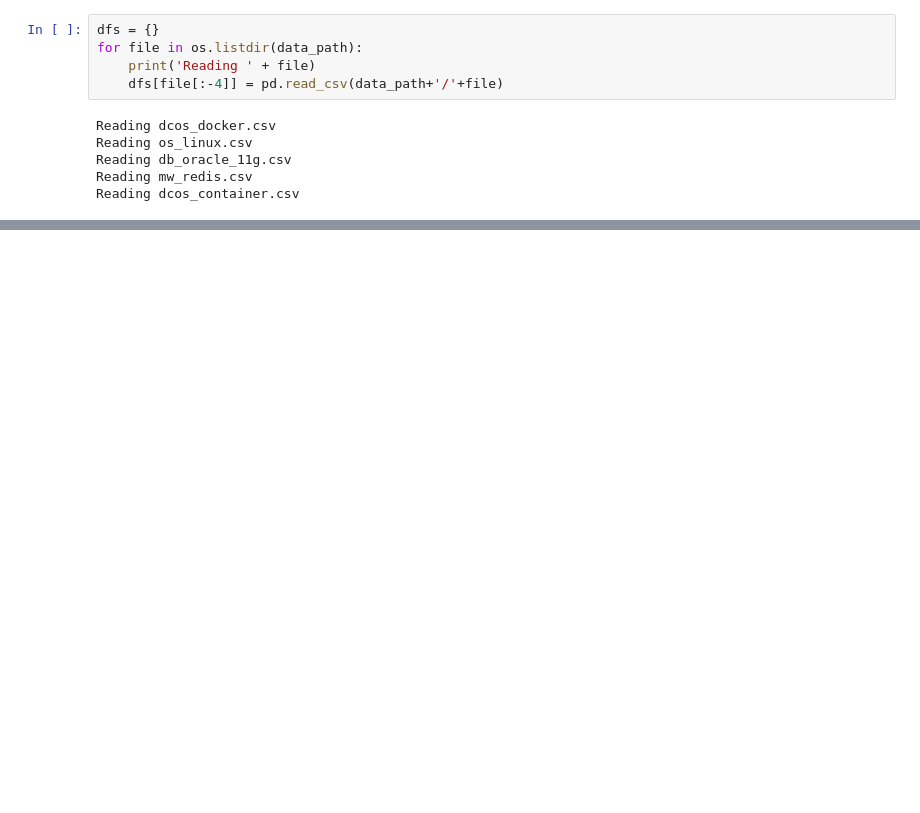
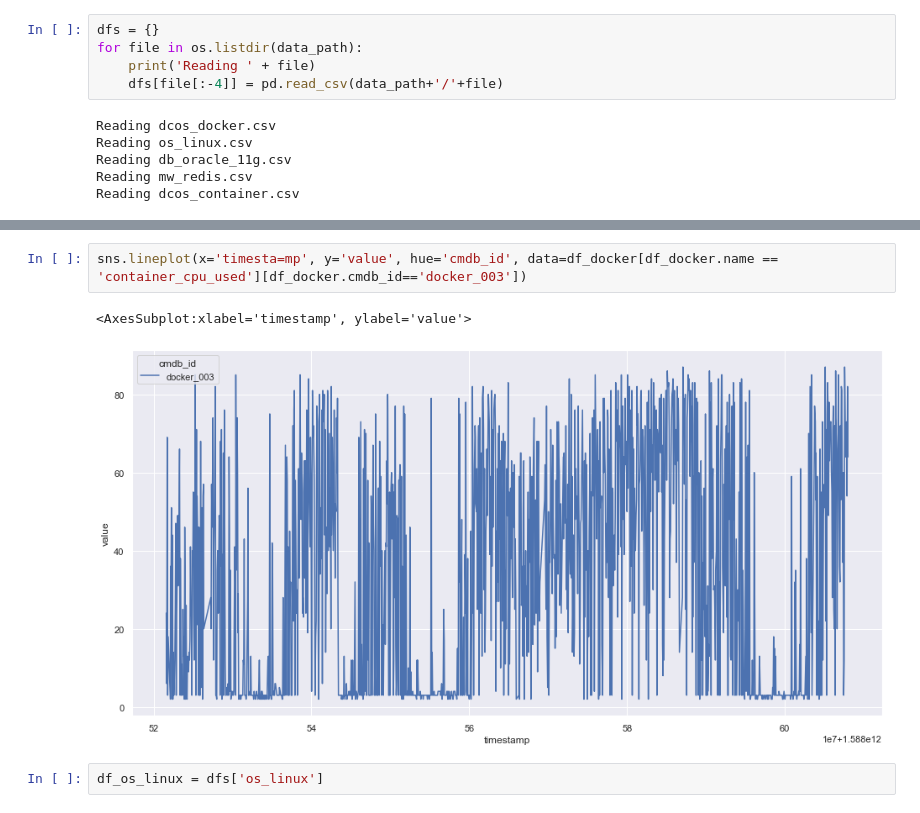
Before and after one commit to meng2468/AIOps-Challenge, a Jupyter notebook: eda/kpi.ipynb, the cells around one changed output, grey strips where cells are left out. Cells and saved outputs as stored; diff of their text form; blank space fills up the shorter version.

```diff
--- a/eda/kpi.ipynb
+++ b/eda/kpi.ipynb
@@ -49,0 +94,7 @@ sns.lineplot(x='timestamp', y='value', hue='name', data=dock_04)
+# %%
+sns.lineplot(x='timesta=mp', y='value', hue='cmdb_id', data=df_docker[df_docker.name == 'container_cpu_used'][df_docker.cmdb_id=='docker_003'])
+# %% [output]
+<AxesSubplot:xlabel='timestamp', ylabel='value'>
+[figure, added]
+# %%
+df_os_linux = dfs['os_linux']
```
Also changed, not shown: parts of 12 cells of this notebook, 4 other files.
